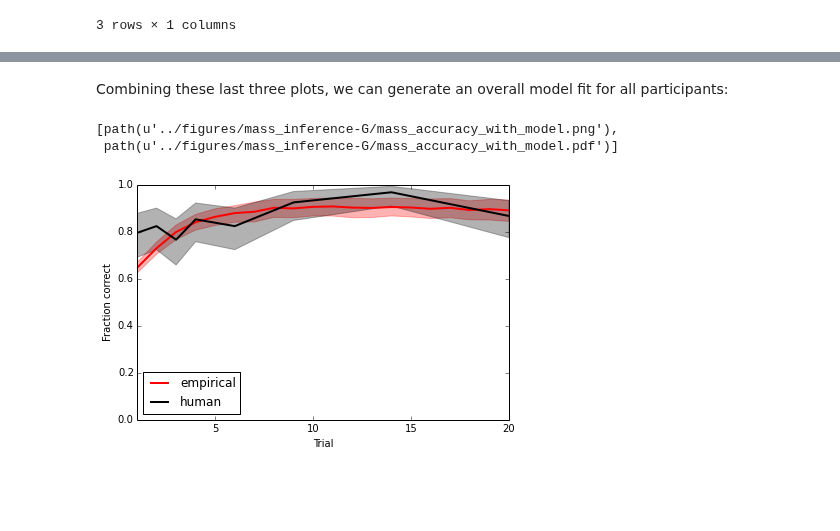
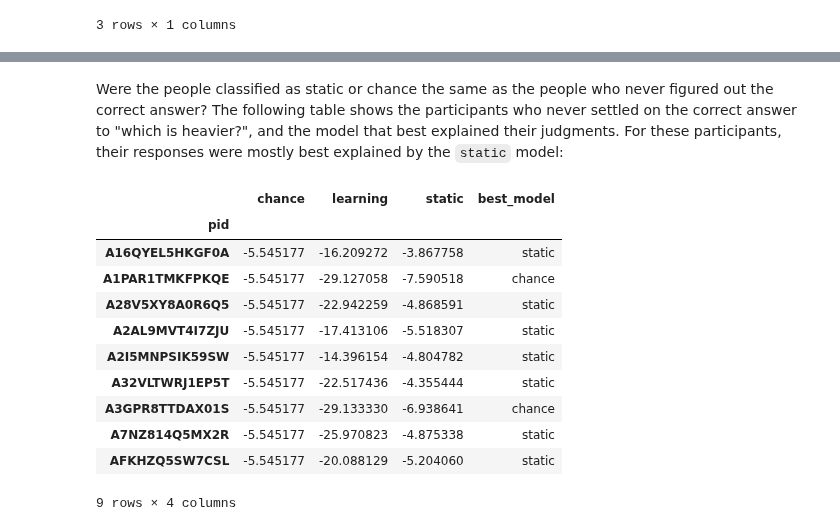
Before and after one commit to berkeley-cocosci/mass-inference, a Jupyter notebook: analysis/mass-inference.ipynb, the cells around one changed output, grey strips where cells are left out. Cells and saved outputs as stored; diff of their text form; code cells hidden in the pictures; blank space fills up the shorter version.

```diff
--- a/analysis/mass-inference.ipynb
+++ b/analysis/mass-inference.ipynb
@@ -239,8 +242,23 @@ plots.mass_accuracy_with_model.plot_class('chance', results_path, fig_path)
-# %% [markdown]
-Combining these last three plots, we can generate an overall model fit for all participants:
-# %%
-plots.mass_accuracy_with_model.plot_class('best', results_path, fig_path)
-# %% [output]
-[path(u'../figures/mass_inference-G/mass_accuracy_with_model.png'),
- path(u'../figures/mass_inference-G/mass_accuracy_with_model.pdf')]
-[figure, removed]
+# %% [markdown]
+Were the people classified as static or chance the same as the people who never figured out the correct answer? The following table shows the participants who never settled on the correct answer to "which is heavier?", and the model that best explained their judgments. For these participants, their responses were mostly best explained by the `static` model:
+# %%
+# find people who got the last trial wrong
+mass_correct = human['C'].pivot('pid', 'trial', 'mass? correct').dropna(axis=1)
+bad_pids = mass_correct[mass_correct[20] == 0].index
+pd.merge(
+    llh.reset_index().pivot('pid', 'model', 'empirical').ix[bad_pids],
+    ranks.set_index('pid').ix[bad_pids][['model']],
+    left_index=True, right_index=True).rename(columns={'model': 'best_model'})
+# %% [output]
+|  | chance | learning | static | best_model |
+| pid |  |  |  |  |
+| A16QYEL5HKGF0A | -5.545177 | -16.209272 | -3.867758 | static |
+| A1PAR1TMKFPKQE | -5.545177 | -29.127058 | -7.590518 | chance |
+| A28V5XY8A0R6Q5 | -5.545177 | -22.942259 | -4.868591 | static |
+| A2AL9MVT4I7ZJU | -5.545177 | -17.413106 | -5.518307 | static |
+| A2I5MNPSIK59SW | -5.545177 | -14.396154 | -4.804782 | static |
+| A32VLTWRJ1EP5T | -5.545177 | -22.517436 | -4.355444 | static |
+| A3GPR8TTDAX01S | -5.545177 | -29.133330 | -6.938641 | chance |
+| A7NZ814Q5MX2R | -5.545177 | -25.970823 | -4.875338 | static |
+| AFKHZQ5SW7CSL | -5.545177 | -20.088129 | -5.204060 | static |
+9 rows × 4 columns
```
Also changed, not shown: parts of 17 cells of this notebook.
